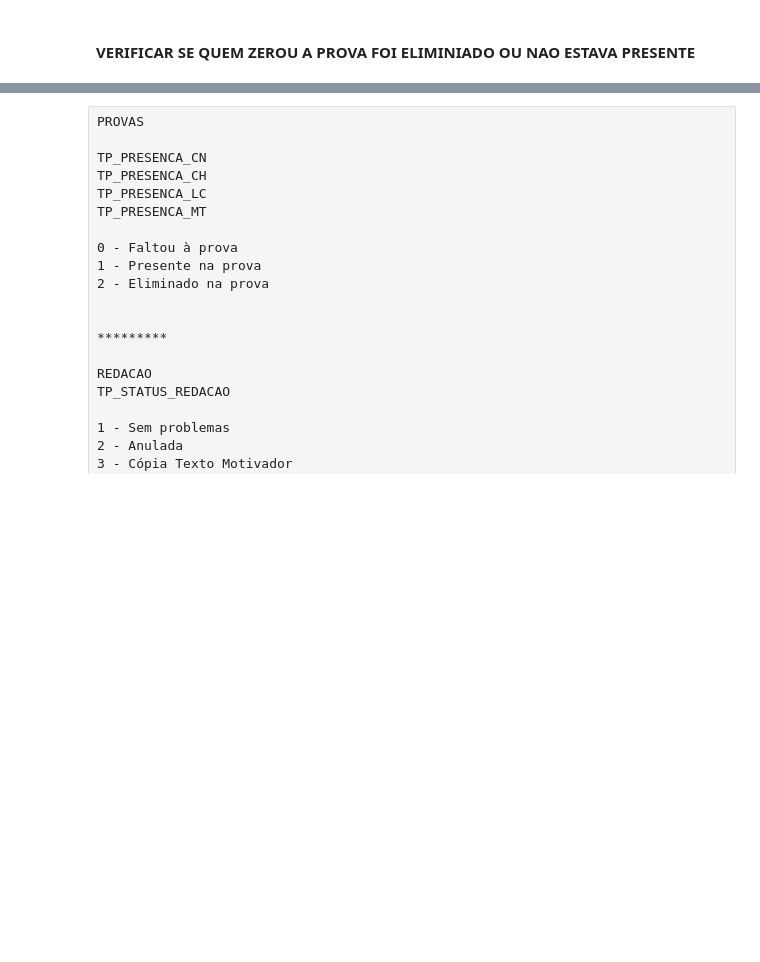
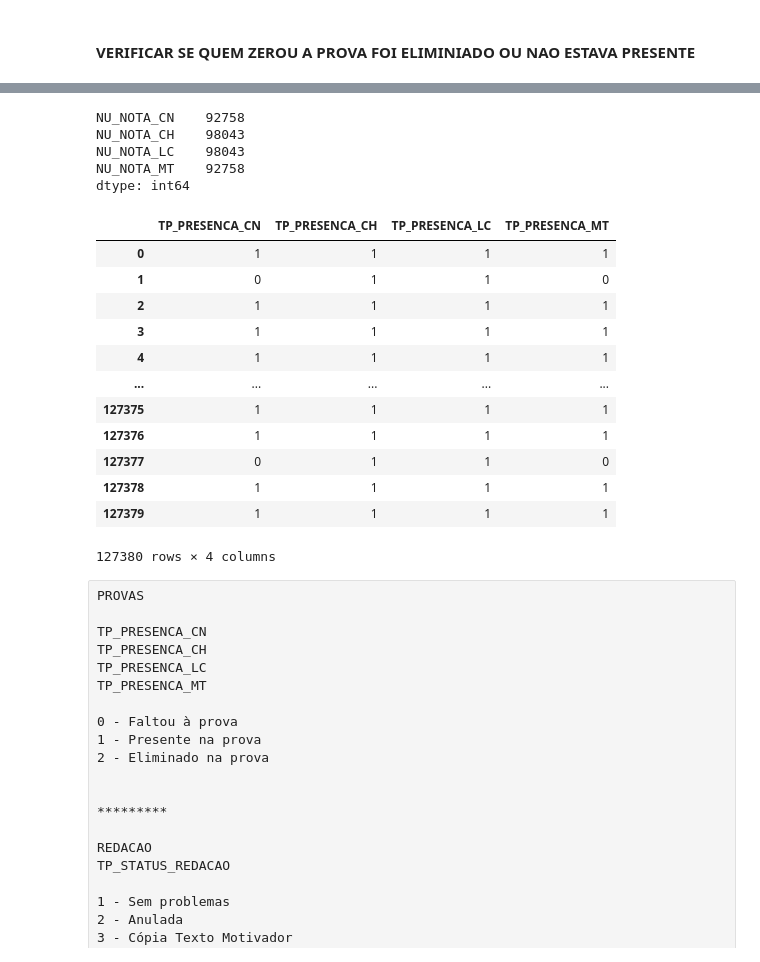
Before and after one commit to daianeklein/imersao-dados-Alura, a Jupyter notebook: alura-imersao.ipynb, the cells around one changed output, grey strips where cells are left out. Saved outputs shown, nothing was run; the diff lists cells and outputs as text; code cells hidden in the pictures; blank space fills up the shorter version.

```diff
--- a/alura-imersao.ipynb
+++ b/alura-imersao.ipynb
@@ -438,2 +496,6 @@ plotar_boxplot('DESAFIO2', 'IDIOMA', 'NOTA', 'TP_LINGUA', 'NU_NOTA_LC', df)
 # %% [markdown]
 #### VERIFICAR SE QUEM ZEROU A PROVA FOI ELIMINIADO OU NAO ESTAVA PRESENTE
+# %%
+notas_provas = df[['NU_NOTA_CN', 'NU_NOTA_CH', 'NU_NOTA_LC', 'NU_NOTA_MT']]
+df['qt_presenca'] = notas_provas.count(axis=1)
+df.head(2)
@@ -441,3 +508,9 @@ plotar_boxplot('DESAFIO2', 'IDIOMA', 'NOTA', 'TP_LINGUA', 'NU_NOTA_LC', df)
 ## Contando quantos dados há em cada colunas
 
 notas_provas.count()
+# %% [output]
+NU_NOTA_CN    92758
+NU_NOTA_CH    98043
+NU_NOTA_LC    98043
+NU_NOTA_MT    92758
+dtype: int64
@@ -447,0 +517,17 @@ df2.head(2)
+# %%
+presenca_provas =['TP_PRESENCA_CN', 'TP_PRESENCA_CH', 'TP_PRESENCA_LC', 'TP_PRESENCA_MT']
+df[presenca_provas]
+# %% [output]
+|  | TP_PRESENCA_CN | TP_PRESENCA_CH | TP_PRESENCA_LC | TP_PRESENCA_MT |
+| 0 | 1 | 1 | 1 | 1 |
+| 1 | 0 | 1 | 1 | 0 |
+| 2 | 1 | 1 | 1 | 1 |
+| 3 | 1 | 1 | 1 | 1 |
+| 4 | 1 | 1 | 1 | 1 |
+| ... | ... | ... | ... | ... |
+| 127375 | 1 | 1 | 1 | 1 |
+| 127376 | 1 | 1 | 1 | 1 |
+| 127377 | 0 | 1 | 1 | 0 |
+| 127378 | 1 | 1 | 1 | 1 |
+| 127379 | 1 | 1 | 1 | 1 |
+127380 rows × 4 columns
```
Also changed, not shown: parts of 18 cells of this notebook.
